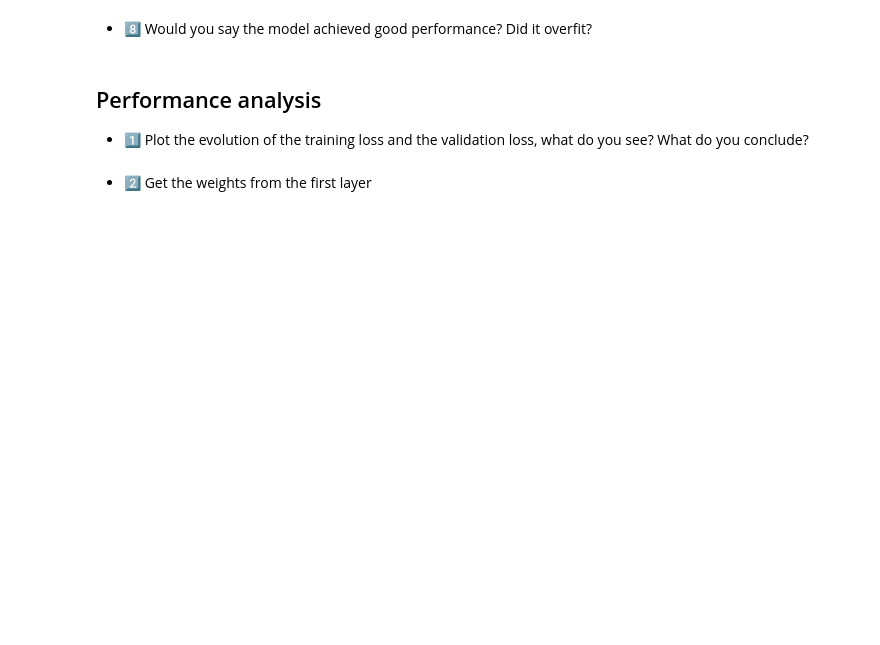
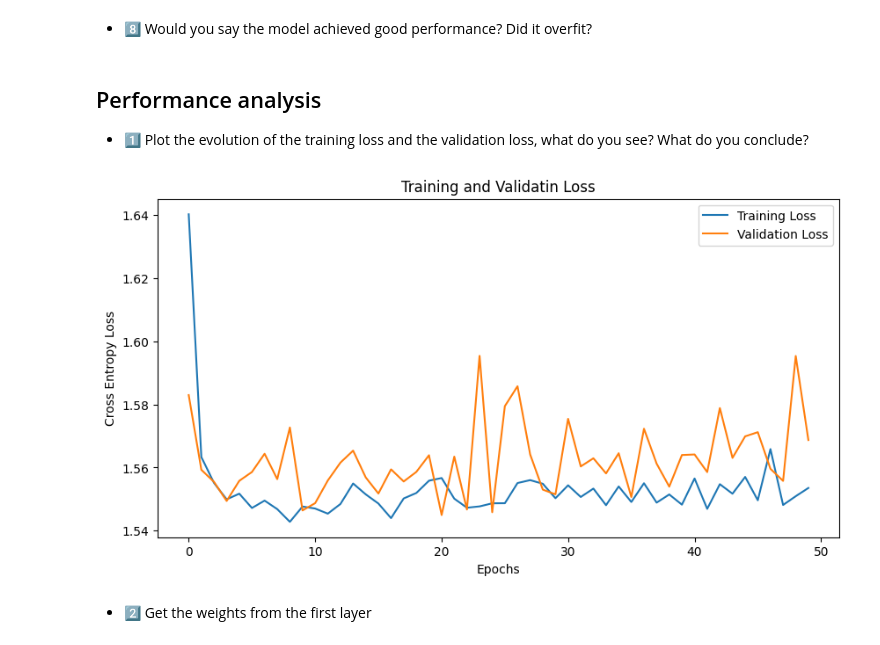
Before and after one commit to Brice601/Fullstack, a Jupyter notebook: DeepLearning/3-IntroToPytorch/Exercices/02-Pytorch_practice_neural_networks.ipynb, the cells around one changed output. Drawn from its saved outputs; the diff is of its cells as text; code cells hidden in the pictures; blank space fills up the shorter version.

```diff
--- a/DeepLearning/3-IntroToPytorch/Exercices/02-Pytorch_practice_neural_networks.ipynb
+++ b/DeepLearning/3-IntroToPytorch/Exercices/02-Pytorch_practice_neural_networks.ipynb
@@ -35,3 +69,14 @@ You may have to use a method called `.squeeze()`, checkout what it does.
+# %%
+train_size = int(len(dataset) * 0.8)
+val_size = len(dataset) - train_size
+# Split dataset into training and validation
+train_dataset, val_dataset = torch.utils.data.random_split(dataset=dataset, lengths=[train_size, val_size], generator=torch.Generator().manual_seed(42))
+
+# Create DataLoaders
+train_loader = DataLoader(train_dataset, batch_size=50, shuffle=True)
+val_loader = DataLoader(val_dataset, batch_size=200)
+# %%
+images, labels = next(iter(train_loader))
 # %% [markdown]
 * 4️⃣
     * What is the effect of the batch size on the training of the model? If the batch size is equal to the number of observations, what would the batch gradient descent be equivalent to?
@@ -58,0 +86,20 @@ MNISTModel(
+# %%
+class MNISTModel(nn.Module):
+    def __init__(self):
+        super(MNISTModel, self).__init__()
+        self.fc1 = nn.Linear(in_features=784, out_features=16, bias=True)
+        self.fc2 = nn.Linear(in_features=16, out_features=8, bias=True)
+        self.fc3 = nn.Linear(in_features=8, out_features=10, bias=True)
+        self.relu = nn.ReLU()
+        self.softmax = nn.Softmax(dim=1)
+
+    def forward(self, x):
+         # Flatten the input
+        x = torch.flatten(x, start_dim=1)
+        x = self.relu(self.fc1(x))
+        x = self.relu(self.fc2(x))
+        x = self.softmax(self.fc3(x))
+        return x
+
+model = MNISTModel()
+print(model)
@@ -61,3 +124,6 @@ MNISTModel(
+# %%
+criterion = nn.CrossEntropyLoss()
+optimizer = optim.Adam(model.parameters(), lr=0.01)
 # %% [markdown]
 * 7️⃣ Train the model on 50 epochs
 # %%
@@ -137,5 +223,16 @@ Epoch [50/50], Loss: 1.6188, Acc: 0.8420, Val Loss: 1.6258, Val Acc: 0.8343
 ## Performance analysis
 
 * 1️⃣ Plot the evolution of the training loss and the validation loss, what do you see? What do you conclude?
+# %%
+plt.figure(figsize=(10,5))
+plt.plot(history['loss'], label="Training Loss")
+plt.plot(history["val_loss"], label="Validation Loss")
+plt.xlabel("Epochs")
+plt.ylabel("Cross Entropy Loss")
+plt.title("Training and Validatin Loss")
+plt.legend()
+plt.show()
+# %% [output]
+[figure, added]
 # %% [markdown]
 * 2️⃣ Get the weights from the first layer
```
Also changed, not shown: parts of 30 cells of this notebook, 12 other files.
